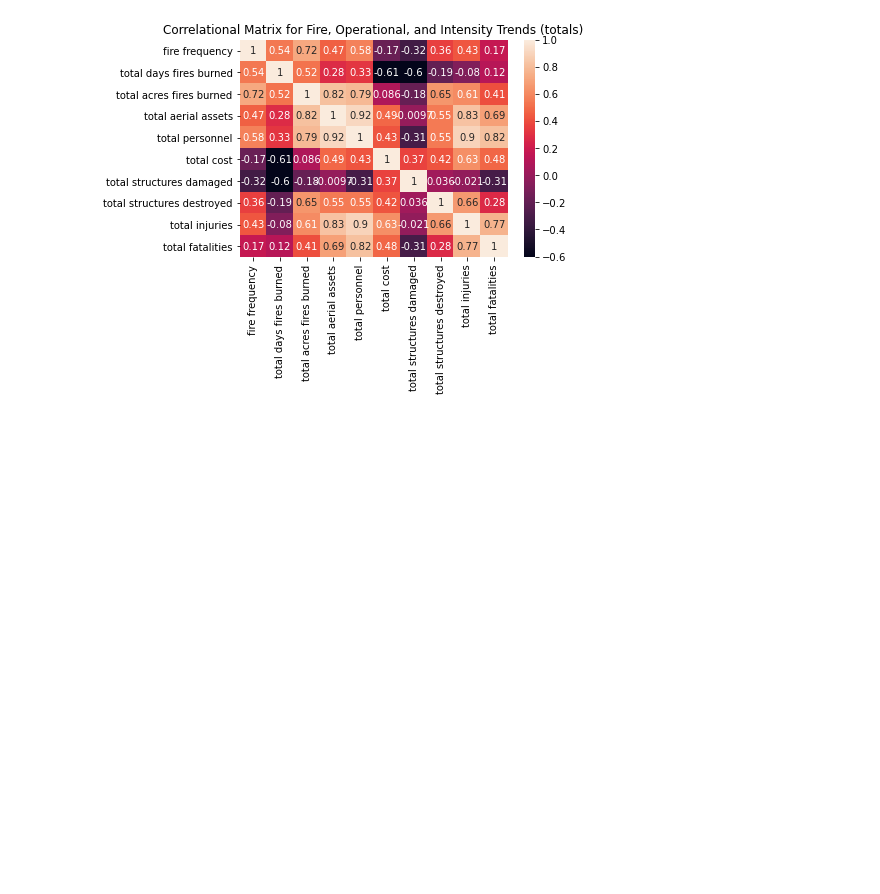
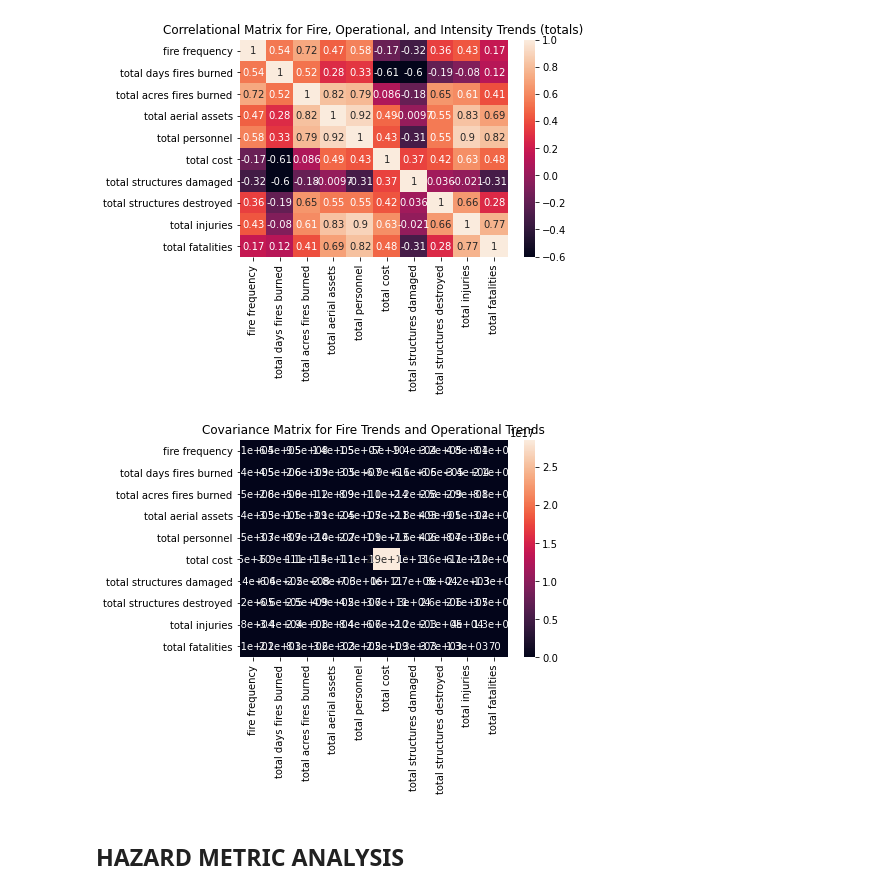
Before and after one commit to nasa/mika, a Jupyter notebook: ICS quantitative analysis.ipynb, the cells around one changed output. Drawn from its saved outputs; the diff is of its cells as text; code cells hidden in the pictures; blank space fills up the shorter version.

```diff
--- a/ICS quantitative analysis.ipynb
+++ b/ICS quantitative analysis.ipynb
@@ -512,7 +513,11 @@ plt.show()
 # %% [output]
 [figure]
 # %%
-covMatrix = pd.DataFrame.cov(ops_fire_df)
+covMatrix = pd.DataFrame.cov(ops_fire_df_totals)
 sn.heatmap(covMatrix, annot=True)
 plt.title("Covariance Matrix for Fire Trends and Operational Trends")
 plt.show()
+# %% [output]
+[figure, added]
+# %% [markdown]
+## HAZARD METRIC ANALYSIS
```
Also changed, not shown: parts of 11 cells of this notebook, 1 other file.
